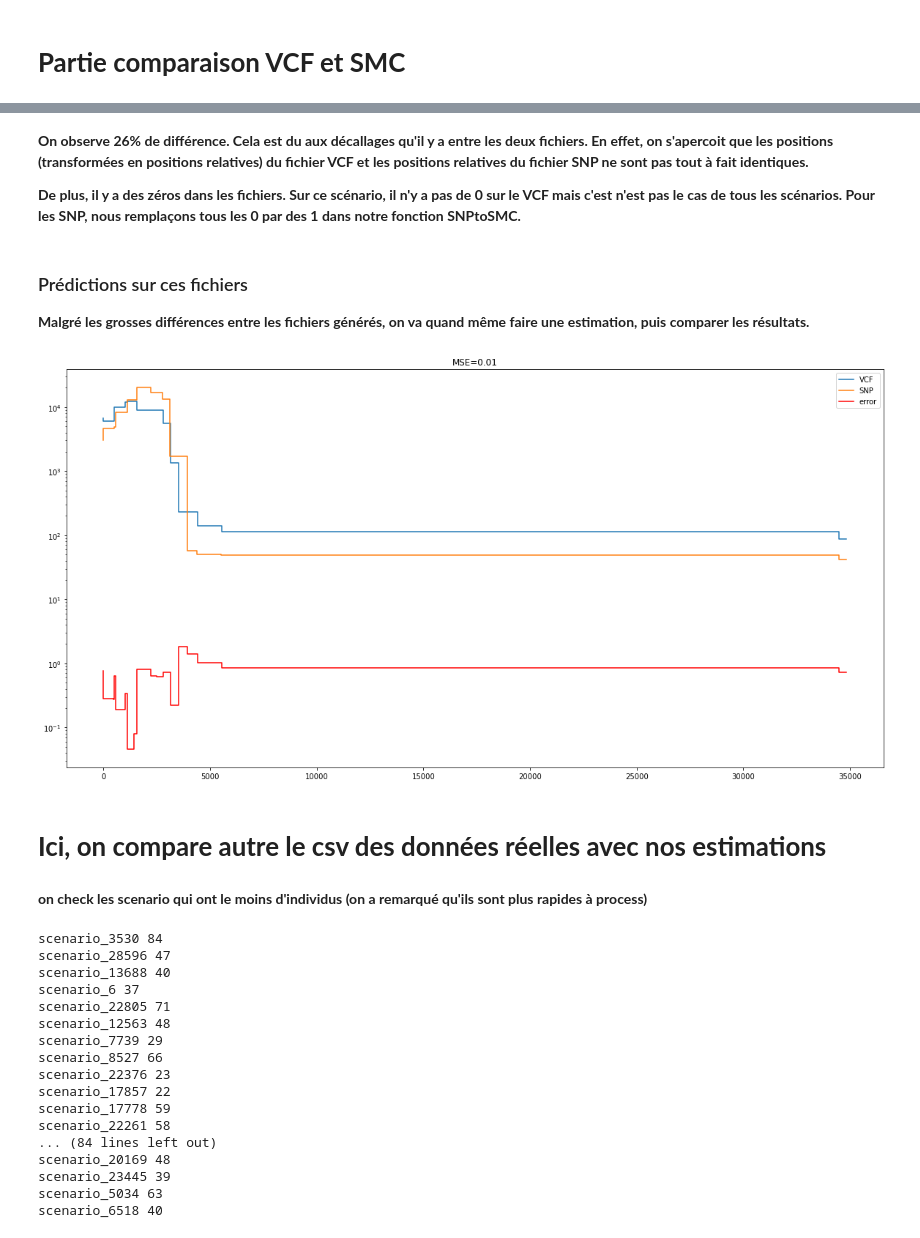
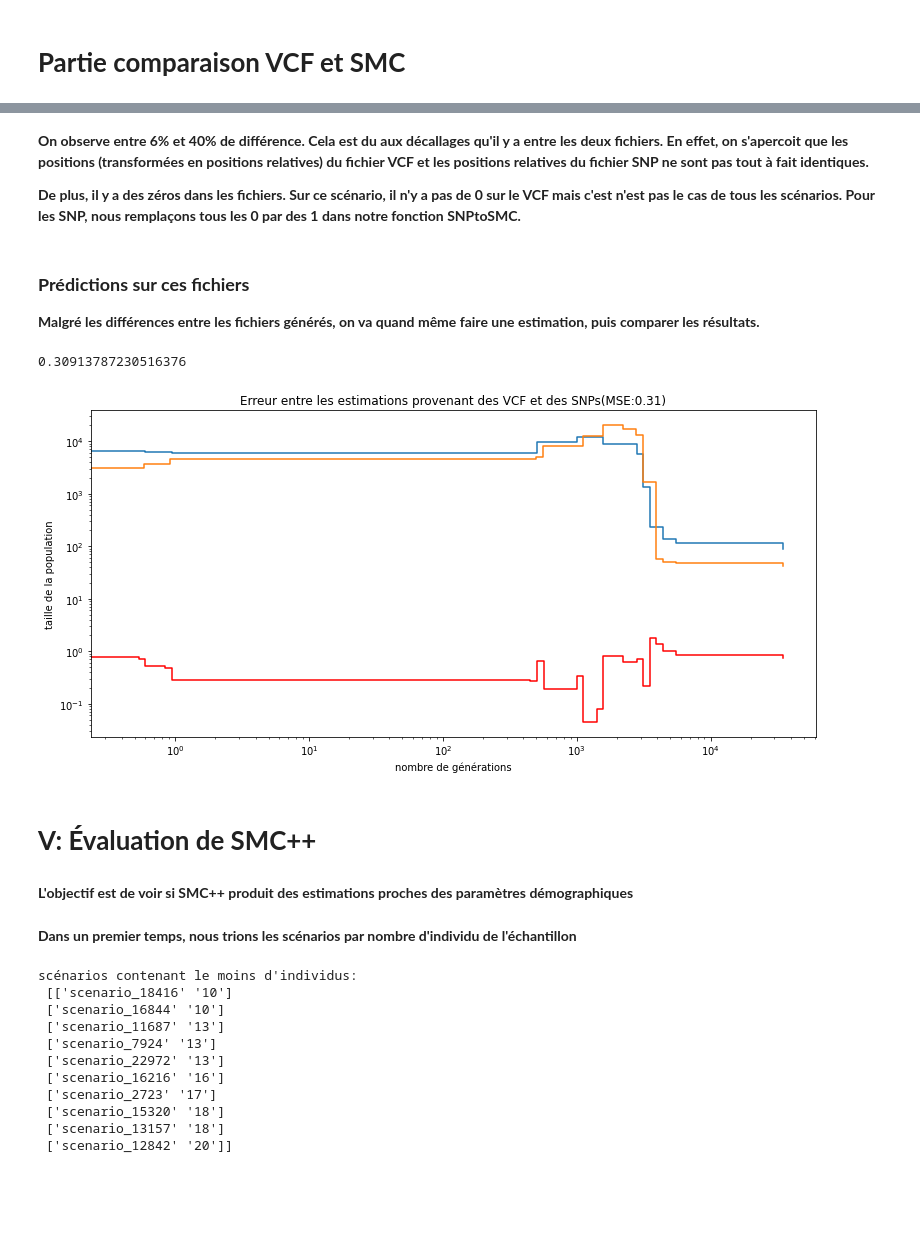
Before and after one commit to jayflora/SMCpp_HDGP, a Jupyter notebook: smc.ipynb, the cells around one changed output, grey strips where cells are left out. Cells and saved outputs as stored; diff of their text form; code cells hidden in the pictures; blank space fills up the shorter version.

Commit message:
amélioration dernière partie, doc et erreurs

```diff
--- a/smc.ipynb
+++ b/smc.ipynb
@@ -594,16 +606,16 @@ for i in range(100):
 
         print( f"{100*(SMC_vcf[:minSize] != SMC_snp[:minSize]).sum() / SMC_vcf.size:.2f}" , "% de différence")
 # %% [markdown]
-**On observe 26% de différence. Cela est du aux décallages qu'il y a entre les deux fichiers.
+**On observe entre 6% et 40% de différence. Cela est du aux décallages qu'il y a entre les deux fichiers.
 En effet, on s'apercoit que les positions (transformées en positions relatives) du fichier VCF et les positions relatives du fichier SNP ne sont pas tout à fait identiques.**
 
 **De plus, il y a des zéros dans les fichiers.
 Sur ce scénario, il n'y a pas de 0 sur le VCF mais c'est n'est pas le cas de tous les scénarios.
 Pour les SNP, nous remplaçons tous les 0 par des 1 dans notre fonction SNPtoSMC.**
 # %% [markdown]
-### Prédictions sur ces fichiers
+### **Prédictions sur ces fichiers**
 
-**Malgré les grosses différences entre les fichiers générés, on va quand même faire une estimation, puis comparer les résultats.**
+**Malgré les différences entre les fichiers générés, on va quand même faire une estimation, puis comparer les résultats.**
 # %%
 model_vcf = f"{smc_dir}/scenario_{scenario}/model_{scenario}.vcf.json"
 model_snp = f"{smc_dir}/scenario_{scenario}/model_{scenario}.snp.json"
@@ -639,39 +651,43 @@ print(stdout, stderr)
 # %%
 # affichage de l'erreur
 Xsnp, Ysnp = loadCSV_plot(csv_snp)
 Xvcf, Yvcf = loadCSV_plot(csv_vcf)
-mse, error = MSE(Xvcf, Yvcf, Xsnp, Ysnp)
-plotError(Xsnp, Ysnp, Xvcf, Yvcf, "VCF", "SNP")
+plotError(Xsnp, Ysnp, Xvcf, Yvcf, "VCF", "SNP", "Erreur entre les estimations provenant des VCF et des SNPs")
 # %% [output]
+0.30913787230516376
-[figure, old version]
+[figure, new version]
 # %% [markdown]
-# **Ici, on compare autre le csv des données réelles avec nos estimations**
+# **V: Évaluation de SMC++**
+# %% [markdown]
+**L'objectif est de voir si SMC++ produit des estimations proches des paramètres démographiques**
 # %% [markdown]
-**on check les scenario qui ont le moins d'individus (on a remarqué qu'ils sont plus rapides à process)**
+**Dans un premier temps, nous trions les scénarios par nombre d'individu de l'échantillon**
 # %%
 snp_dir = "hdgp"
-list_scenarios = os.listdir(snp_dir)
-for scenario in list_scenarios:
+list_scenarios = np.array(os.listdir(snp_dir))
+number_individuals = np.zeros(len(list_scenarios), dtype=int)
+for i, scenario in enumerate(list_scenarios):
     scenario_dir = f"{snp_dir}/{scenario}"
     file = os.listdir(scenario_dir)[0]
     file = f"{scenario_dir}/{file}"
     data = np.load(file)
-    print(scenario, data["SNP"].shape[0])
+    number_individuals[i] = data["SNP"].shape[0]
+sorted_indi = np.argsort(number_individuals)
+scenario_N = (2*len(list_scenarios))*[0]
+scenario_N[::2] = list_scenarios
+scenario_N[1::2] = number_individuals
+scenario_N = np.reshape(scenario_N, (len(list_scenarios), 2))
+print("scénarios contenant le moins d'individus:\n",  scenario_N[sorted_indi][:10])
+sorted_scenario = scenario_N[sorted_indi][:,0]
 # %% [output]
-scenario_3530 84
-scenario_28596 47
-scenario_13688 40
-scenario_6 37
-scenario_22805 71
-scenario_12563 48
-scenario_7739 29
-scenario_8527 66
-scenario_22376 23
-scenario_17857 22
-scenario_17778 59
-scenario_22261 58
-... (84 lines left out)
-scenario_20169 48
-scenario_23445 39
-scenario_5034 63
-scenario_6518 40
+scénarios contenant le moins d'individus:
+ [['scenario_18416' '10']
+ ['scenario_16844' '10']
+ ['scenario_11687' '13']
+ ['scenario_7924' '13']
+ ['scenario_22972' '13']
+ ['scenario_16216' '16']
+ ['scenario_2723' '17']
+ ['scenario_15320' '18']
+ ['scenario_13157' '18']
+ ['scenario_12842' '20']]
```
Also changed, not shown: parts of 21 cells of this notebook.
